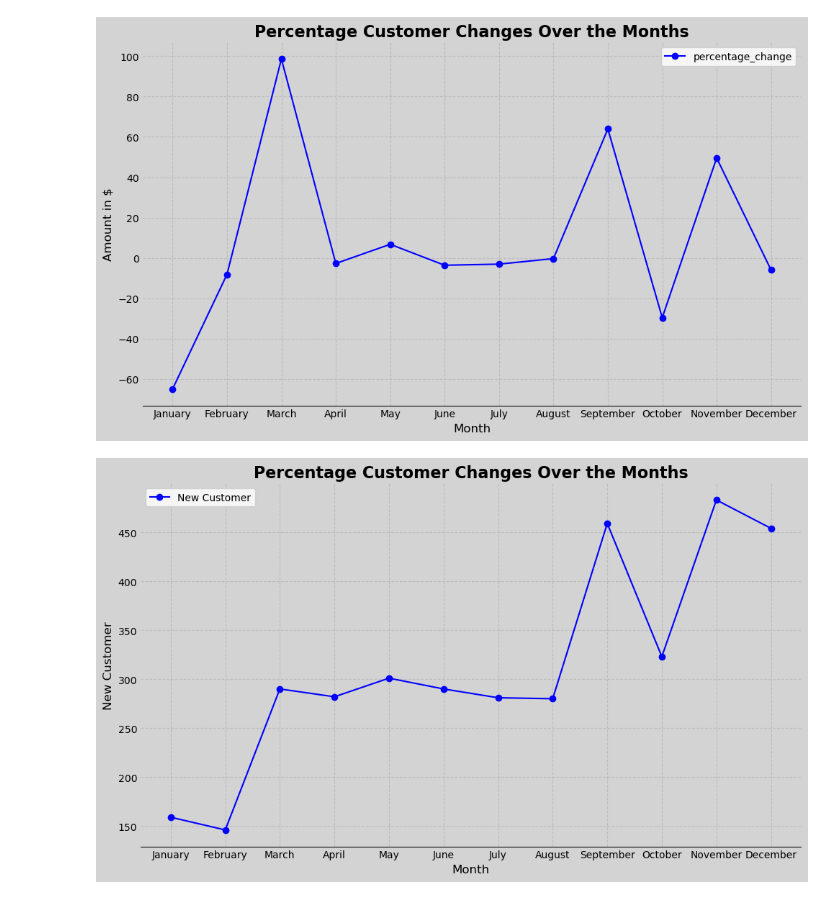
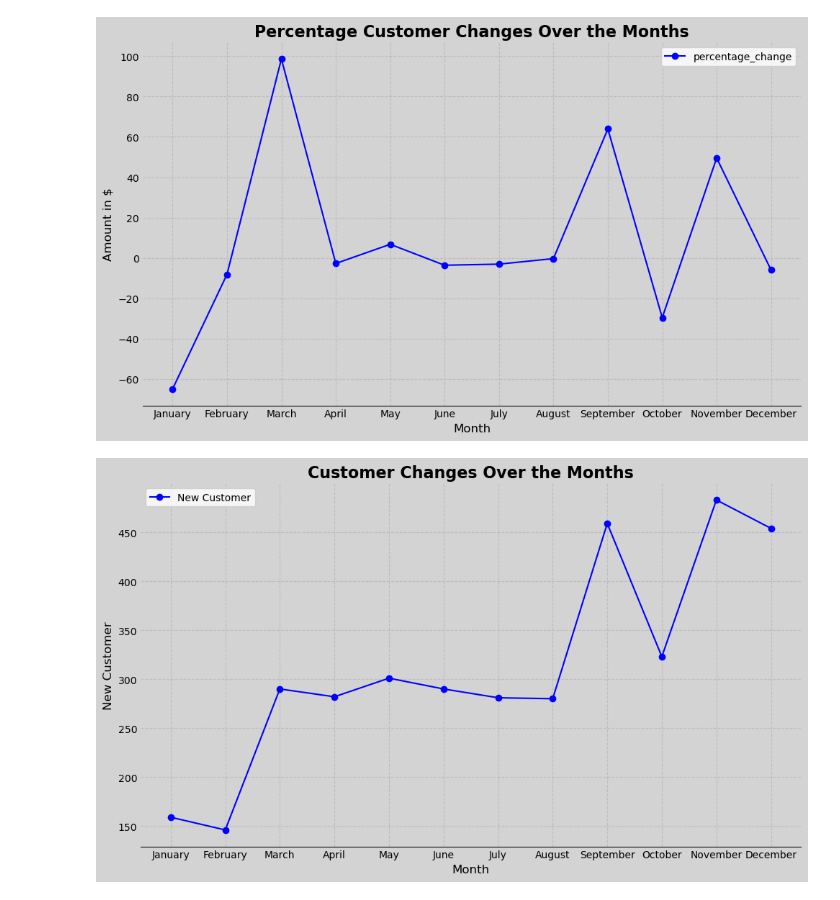
Before and after one commit to Rojhak/BI_analysis, a Jupyter notebook: eda_superstore.ipynb, the cells around one changed output. Cells and saved outputs as stored; diff of their text form; code cells hidden in the pictures.

Commit message:
customer

```diff
--- a/eda_superstore.ipynb
+++ b/eda_superstore.ipynb
@@ -387,35 +387,35 @@ ax.plot(total_sales['name_month'], total_sales['New_Customer'], label='New Custo
 # Adding labels and title
 ax.set_xlabel('Month', fontsize=12)
 ax.set_ylabel('New Customer', fontsize=12)
-ax.set_title('Percentage Customer Changes Over the Months', fontsize=16, fontweight='bold')
+ax.set_title('Customer Changes Over the Months', fontsize=16, fontweight='bold')
 
 # Customize x-tick labels
 ax.set_xticks(total_sales['name_month'])  # Ensure that all years are marked on the x-axis
 
 # Add gridlines for better readability
 ax.grid(True, linestyle='--', alpha=0.6)
 
 # Customize tick parameters for better visualization
 ax.tick_params(axis='both', which='major', labelsize=10)
 
 # Add a legend to distinguish between Profit and Purchases
 ax.legend()
 # Remove top and right spines (black borders)
 ax.spines['right'].set_visible(False)
 ax.spines['top'].set_visible(False)
 ax.spines['left'].set_visible(False)
 
 # Add gridlines for better readability
 ax.grid(True, axis='y', linestyle='--', alpha=0.6)
 
 # Change the background color of the plot and figure
 ax.set_facecolor('lightgrey')  # Set the plot background color
 fig.set_facecolor('lightgrey')  # Set the figure background color
 
 # Customize tick parameters (no ticks on the axes lines)
 ax.tick_params(axis='both', which='both', length=0)
 # Show the plot
 plt.tight_layout()
 plt.show()
 # %% [output]
-[figure, old version]
+[figure, new version]
```
Also changed, not shown: parts of 4 cells of this notebook.
